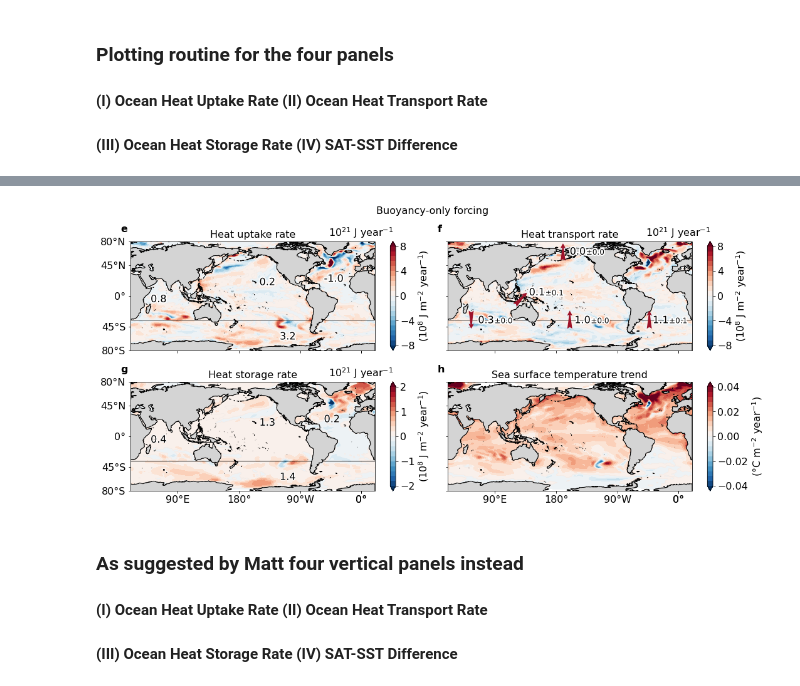
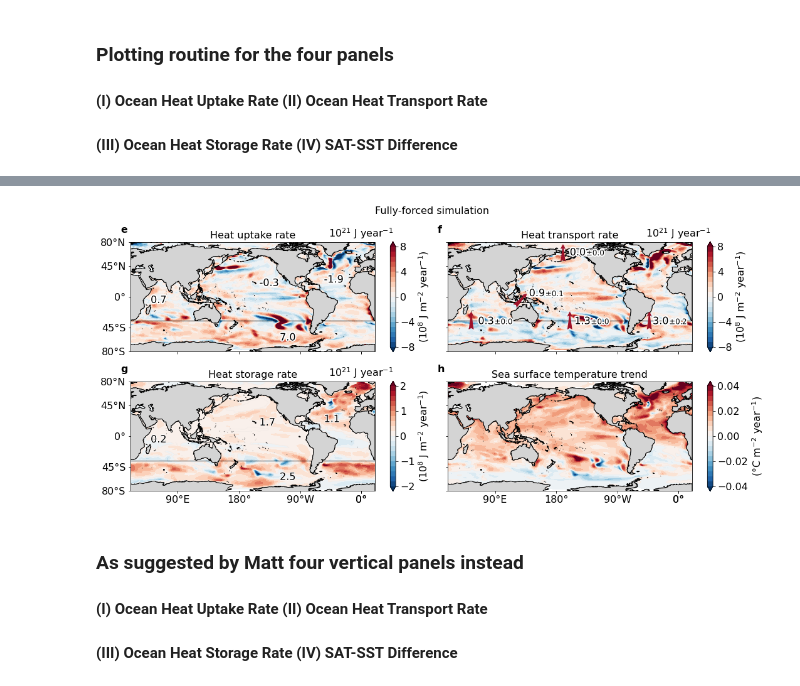
Before and after one commit to mauricehuguenin/heat_distribution, a Jupyter notebook: Fig3_spatial_maps_and_zonal_integral_of_accumulated_ocean_heat_content_and_net_sfc_heating_anomalies-PI_Offset.ipynb, the cells around one changed output, grey strips where cells are left out. Cells and saved outputs as stored; diff of their text form; code cells hidden in the pictures.

```diff
--- a/Fig3_spatial_maps_and_zonal_integral_of_accumulated_ocean_heat_content_and_net_sfc_heating_anomalies-PI_Offset.ipynb
+++ b/Fig3_spatial_maps_and_zonal_integral_of_accumulated_ocean_heat_content_and_net_sfc_heating_anomalies-PI_Offset.ipynb
@@ -167,21 +167,21 @@ Wall time: 1min
 
 # -------------------------------------------------------------------------------------------------------------------- #
 print('--- --- --- --- --- --- --- --- --- --- --- --- --- --- --- --- --- --- --- --- --- --- --- --- --- --- ---')   #
-run    = ['1deg_jra55_rdf_branch2000_Control_PI_Offset/','1deg_jra55_iaf_branch2000_TempRad_PI_Offset/']
+run    = ['1deg_jra55_rdf_branch2000_Control_PI_Offset/','1deg_jra55_iaf_branch2000_PI_Offset/']
                                                        # '1deg_jra55_iaf_branch2000_PI_Offset/'                        #
                                                        # '1deg_jra55_iaf_branch2000_Wind_PI_Offset/'                   #
                                                        # '1deg_jra55_iaf_branch2000_TempRad_PI_Offset/'                #
                                                        # '1deg_jra55_iaf_branch2000_TempRad_prra_prsn_PI_Offset/'      #
                                                        # '1deg_jra55_iaf_branch2000_Southern_PI_Offset/'               #
 
-exp    = ['ctrl_PI_Offset','iaf_TempRad_PI_Offset']
+exp    = ['ctrl_PI_Offset','iaf_PI_Offset']
                          # 'iaf_PI_Offset'                                                                             #
                          # 'iaf_Wind_PI_Offset'                                                                        #
                          # 'iaf_TempRad_PI_Offset'                                                                     #
                          # 'iaf_TempRad_prra_prsn_PI_Offset'                                                           #
                          # 'iaf_Southern_PI_Offset'                                                                    #
 
-SIfig_suptitle = ['ctrl', 'Buoyancy-only forcing']
+SIfig_suptitle = ['ctrl', 'Fully-forced simulation']
                         # 'Fully-forced simulation'                                                                    #
                         # 'Wind-only forcing'                                                                          #
                         # 'Buoyancy-only forcing'                                                                      #
@@ -1136,5 +1136,6 @@ plt.savefig(save + filename, dpi=300, facecolor='w',
             edgecolor='w', orientation='landscape', papertype=None,
             format=None, transparent=False, bbox_inches='tight',
             pad_inches=0.1, metadata=None)
+if exp[1] == 'iaf_PI_Offset': plt.savefig(save + filename+'_sideways.pdf') # also save a .pdf for the fully-forced simulation
 # Wall time: 20.6 s
 # %% [output]
@@ -1146,4 +1147,4 @@ Wall time: 14.7 s
-[figure, old version]
+[figure, new version]
 # %% [markdown]
 ### As suggested by Matt four vertical panels instead
 #### (I)   Ocean Heat Uptake Rate (II) Ocean Heat Transport Rate
```
Also changed, not shown: parts of 11 cells of this notebook.
